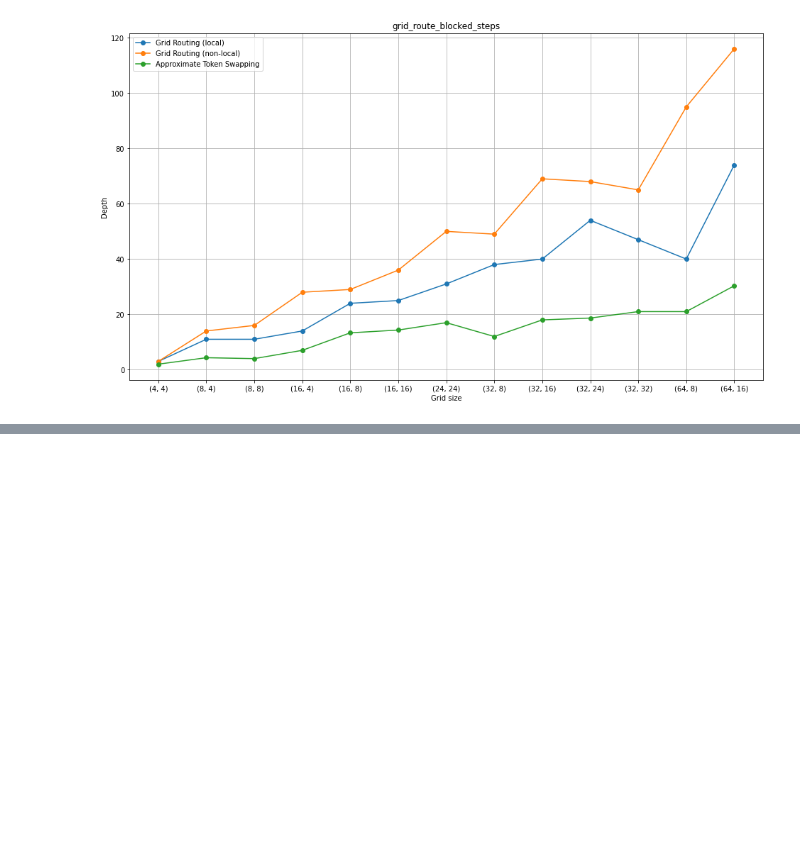
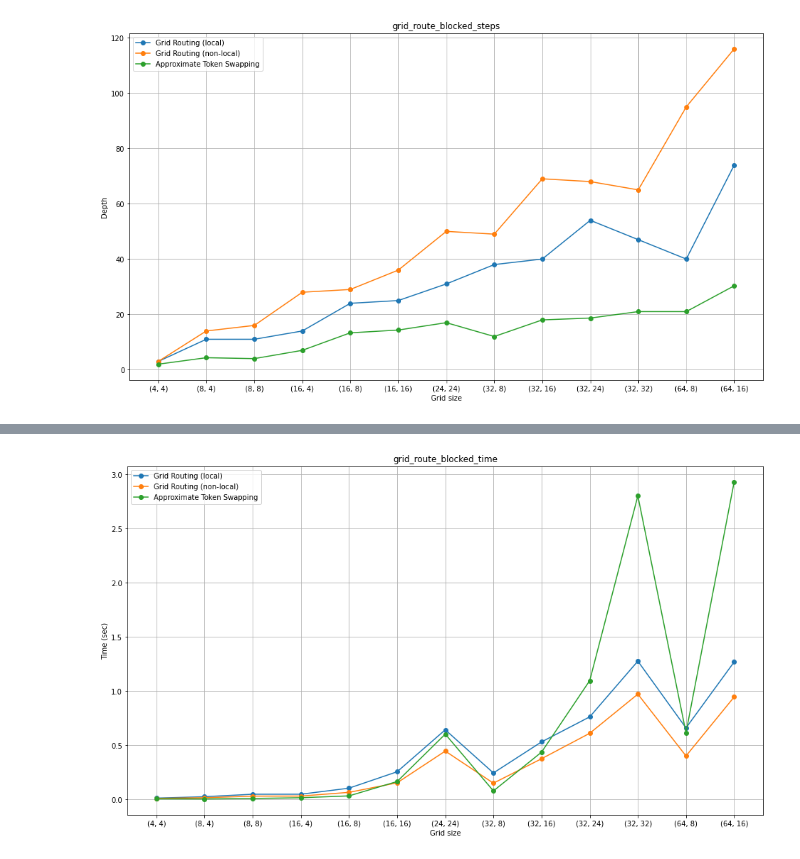
Before and after one commit to rtohid/qtranspilation, a Jupyter notebook: examples/test_local_random_permutation.ipynb, the cells around one changed output, grey strips where cells are left out. Drawn from its saved outputs; the diff is of its cells as text; code cells hidden in the pictures; blank space fills up the shorter version.

Commit message:
Add grid_route_two_directions test.

```diff
--- a/examples/test_local_random_permutation.ipynb
+++ b/examples/test_local_random_permutation.ipynb
@@ -104,3 +104,100 @@ Approximate Token Swap
 [figure]
 <Figure size 432x288 with 0 Axes>
 [figure]
+# %%
+from qtranspiler.architectures import Grid
+from qtranspiler.routing.algorithms import approx_token_swapping
+from qtranspiler.routing.grid_routing import grid_route_two_directions
+from qtranspiler.utils import blocked_random_map, local_random_permutations, random_map, profile_func
+
+from matplotlib import pyplot as plt
+
+grid_dimensions = [(4, 4), (8, 4), (8, 8), (16, 4), (16, 8), (16, 16),
+                   (24, 24), (32, 8), (32, 16), (32, 24), (32, 32), (64, 8),
+                   (64, 16)]
+
+block_sizes = [(2, 2), (2, 2), (2, 2), (4, 2), (4, 4), (4, 4), (4, 4), (4, 4),
+               (4, 4), (4, 4), (4, 4), (8, 2), (8, 4)]
+
+print("Generate grids")
+grids = [Grid(*grid) for grid in grid_dimensions]
+
+print("Random map")
+new_labels = [
+    local_random_permutations(g, b[0] * b[1], *b) for g, b in zip(grids, block_sizes)
+]
+
+num_runs = 3
+
+print("Grid route local")
+grid_route_runs_local = [
+    profile_func(grid_route_two_directions, num_runs, g.numpy_array(), new_label, local=True)
+    for g, new_label in zip(grids, new_labels)
+]
+
+print("Grid route nonlocal")
+grid_route_runs_nonlocal = [
+    profile_func(grid_route_two_directions, num_runs, g.numpy_array(), new_label, local=False)
+    for g, new_label in zip(grids, new_labels)
+]
+
+print("Approximate Token Swap")
+approx_token_swapping_runs = [
+    profile_func(approx_token_swapping, num_runs, g, new_label)
+    for g, new_label in zip(grids, new_labels)
+]
+
+grid_timings_local = [run.average_time() for run in grid_route_runs_local]
+grid_timings_nonlocal = [
+    run.average_time() for run in grid_route_runs_nonlocal
+]
+approx_token_swap_timings = [
+    run.average_time() for run in approx_token_swapping_runs
+]
+
+grid_steppings_local = [
+    run.average_value(len) for run in grid_route_runs_local
+]
+grid_steppings_nonlocal = [
+    run.average_value(len) for run in grid_route_runs_nonlocal
+]
+approx_token_swap_steppings = [
+    run.average_value(len) for run in approx_token_swapping_runs
+]
+
+sizes = [str(g.shape) for g in grids]
+plt.figure(1)
+plt.figure(figsize=(16, 9))
+plt.plot(sizes, grid_timings_local, '-o', label='Grid Routing (local)')
+plt.plot(sizes, grid_timings_nonlocal, '-o', label='Grid Routing (non-local)')
+plt.plot(sizes,
+         approx_token_swap_timings,
+         '-o',
+         label='Approximate Token Swapping')
+plt.legend()
+plt.grid(True)
+plt.xlabel('Grid size')
+plt.ylabel('Time (sec)')
+plt.title('grid_route_blocked_time')
+# plt.savefig(f"grid_route_blocked_time.png")
+plt.show()
+
+plt.figure(2)
+plt.figure(figsize=(16, 9))
+plt.plot(sizes, grid_steppings_local, '-o', label='Grid Routing (local)')
+plt.plot(sizes,
+         grid_steppings_nonlocal,
+         '-o',
+         label='Grid Routing (non-local)')
+plt.plot(sizes,
+         approx_token_swap_steppings,
+         '-o',
+         label='Approximate Token Swapping')
+plt.legend()
+plt.grid(True)
+plt.xlabel('Grid size')
+plt.ylabel('Depth')
+plt.title('grid_route_blocked_steps')
+# plt.savefig(f"grid_route_blocked_steps.png")
+plt.show()
+# %% [output]
@@ -106,0 +210 @@ Approximate Token Swap
+[figure, added]
```
Also changed, not shown: parts of 1 cell of this notebook.
